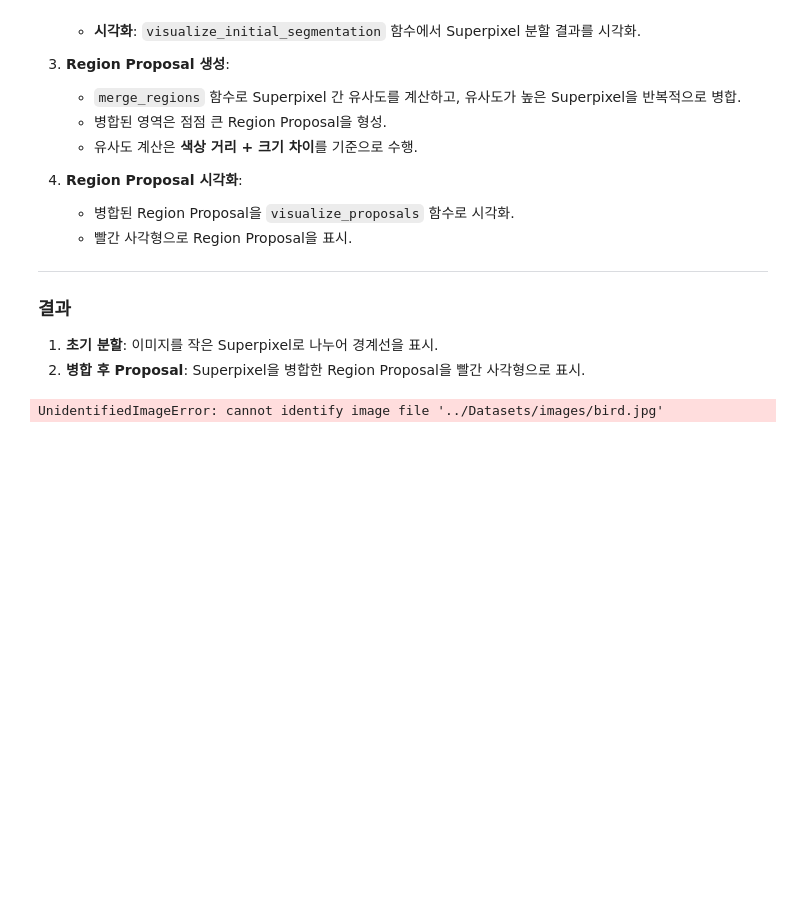
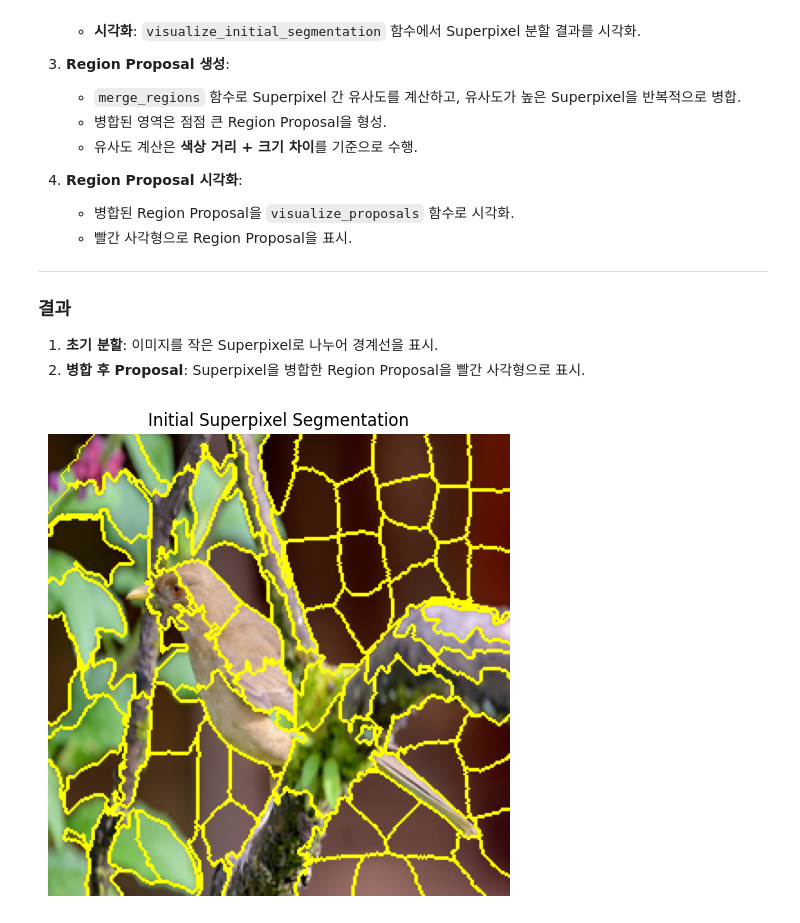
Before and after one commit to jyj1206/Computer_Vision, a Jupyter notebook: Section03. Object Detection, Segmentation - Faster R-CNN, Mask R-CNN/Selective_Search.ipynb, the cells around one changed output. Saved outputs shown, nothing was run; the diff lists cells and outputs as text; code cells hidden in the pictures; blank space fills up the shorter version.

```diff
--- a/Section03. Object Detection, Segmentation - Faster R-CNN, Mask R-CNN/Selective_Search.ipynb
+++ b/Section03. Object Detection, Segmentation - Faster R-CNN, Mask R-CNN/Selective_Search.ipynb
@@ -48,7 +48,7 @@ def load_image(image_path):
     from PIL import Image
     img = Image.open(image_path)
     img = img.resize((256, 256))
-    return np.arrau(img)
+    return np.array(img)
 
 # 2. 초기 세그멘테이션 (SLIC - Superpixel Segmentation)
 def segment_image(image, n_segments=100):
@@ -60,7 +60,7 @@ def segment_image(image, n_segments=100):
 def calculate_similarity(region1, region2):
     color_dist = np.linalg.norm(region1['mean_color'] - region2['mean_color'])
     size_dist = abs(region1['size'] - region2['size']) / (region1['size'] + region2['size'])
-    return color_dist, size_dist
+    return color_dist + size_dist
 
 def merge_regions(image, segments, num_merges=50):
     height, width = image.shape[:2]
@@ -116,19 +116,24 @@ def visualize_initial_segmentation(image, segments):
 def visualize_proposals(image, region_props):
     plt.figure(figsize=(6, 6))
     plt.imshow(image)
-    for region in region_props.value():
+    for region in region_props.values():
         xmin, ymin, xmax, ymax = region['bbox']
         rect = plt.Rectangle((xmin, ymin), xmax - xmin, ymax - ymin, edgecolor='red', facecolor='none')
+        plt.gca().add_patch(rect)
     plt.title('Region Proposals after Merging')
     plt.axis('off')
     plt.show()
 # %%
 # 이미지 로드
 image_path = '../Datasets/images/bird.jpg'
 image = load_image(image_path)
+
 # 초기 Superpixel 분할
+segments = segment_image(image, n_segments=100)
+
 # 초기 분할 시각화
+visualize_initial_segmentation(image, segments)
 # %% [output]
-UnidentifiedImageError: cannot identify image file '../Datasets/images/bird.jpg'
+[figure, added]
 # %%
 # Region Proposal 생성
```
Also changed, not shown: parts of 1 cell of this notebook.
